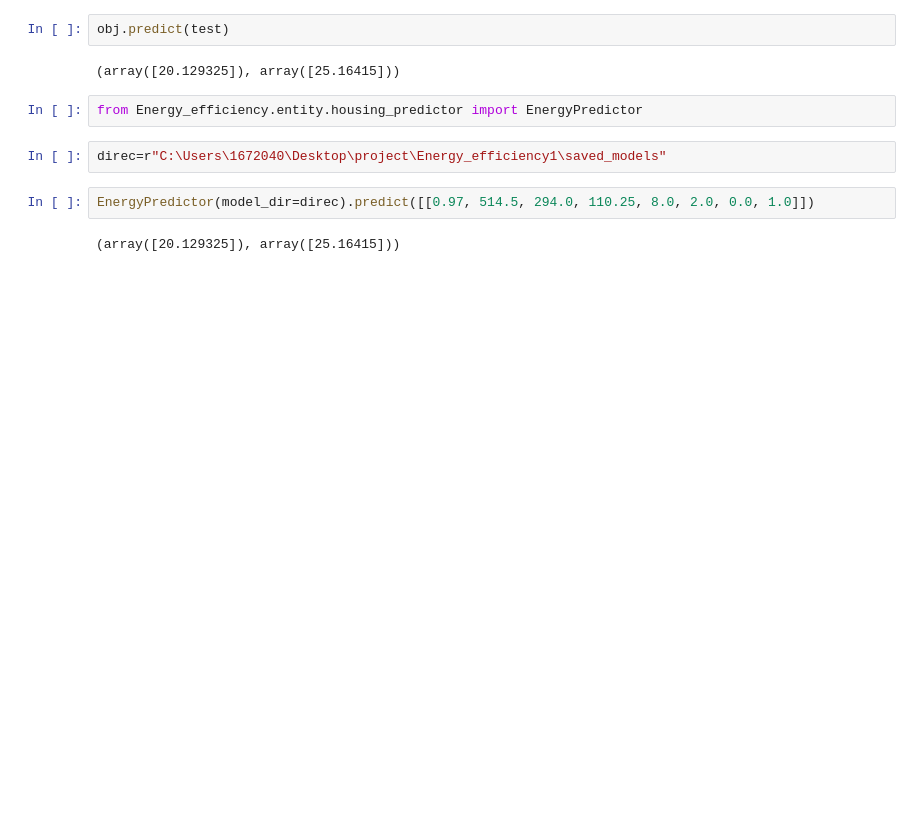
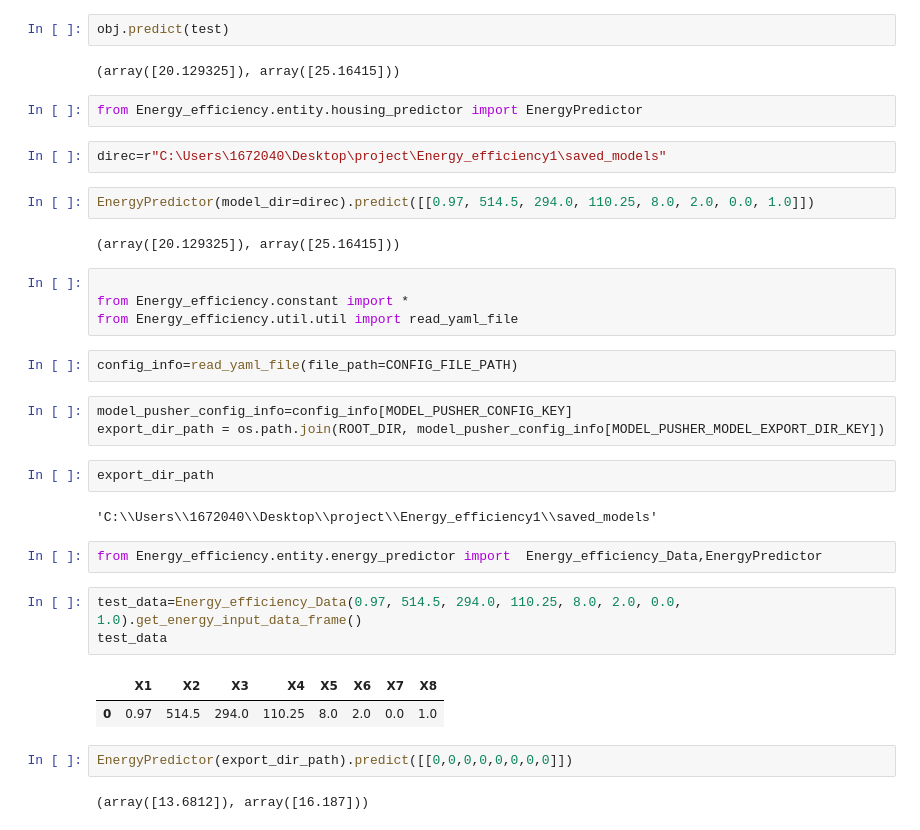
Before and after one commit to ashishshukla23sep/Energy_efficiency_mlops, a Jupyter notebook: testing.ipynb, the cells around one changed output. Drawn from its saved outputs; the diff is of its cells as text; blank space fills up the shorter version.

```diff
--- a/testing.ipynb
+++ b/testing.ipynb
@@ -116,3 +116,28 @@ direc=r"C:\Users\1672040\Desktop\project\Energy_efficiency1\saved_models"
 EnergyPredictor(model_dir=direc).predict([[0.97, 514.5, 294.0, 110.25, 8.0, 2.0, 0.0, 1.0]])
 # %% [output]
 (array([20.129325]), array([25.16415]))
+# %%
+
+from Energy_efficiency.constant import *
+from Energy_efficiency.util.util import read_yaml_file
+# %%
+config_info=read_yaml_file(file_path=CONFIG_FILE_PATH)
+# %%
+model_pusher_config_info=config_info[MODEL_PUSHER_CONFIG_KEY]
+export_dir_path = os.path.join(ROOT_DIR, model_pusher_config_info[MODEL_PUSHER_MODEL_EXPORT_DIR_KEY])
+# %%
+export_dir_path
+# %% [output]
+'C:\\Users\\1672040\\Desktop\\project\\Energy_efficiency1\\saved_models'
+# %%
+from Energy_efficiency.entity.energy_predictor import  Energy_efficiency_Data,EnergyPredictor
+# %%
+test_data=Energy_efficiency_Data(0.97, 514.5, 294.0, 110.25, 8.0, 2.0, 0.0, 1.0).get_energy_input_data_frame()
+test_data
+# %% [output]
+|  | X1 | X2 | X3 | X4 | X5 | X6 | X7 | X8 |
+| 0 | 0.97 | 514.5 | 294.0 | 110.25 | 8.0 | 2.0 | 0.0 | 1.0 |
+# %%
+EnergyPredictor(export_dir_path).predict([[0,0,0,0,0,0,0,0]])
+# %% [output]
+(array([13.6812]), array([16.187]))
```
Also changed, not shown: 20 other files.
